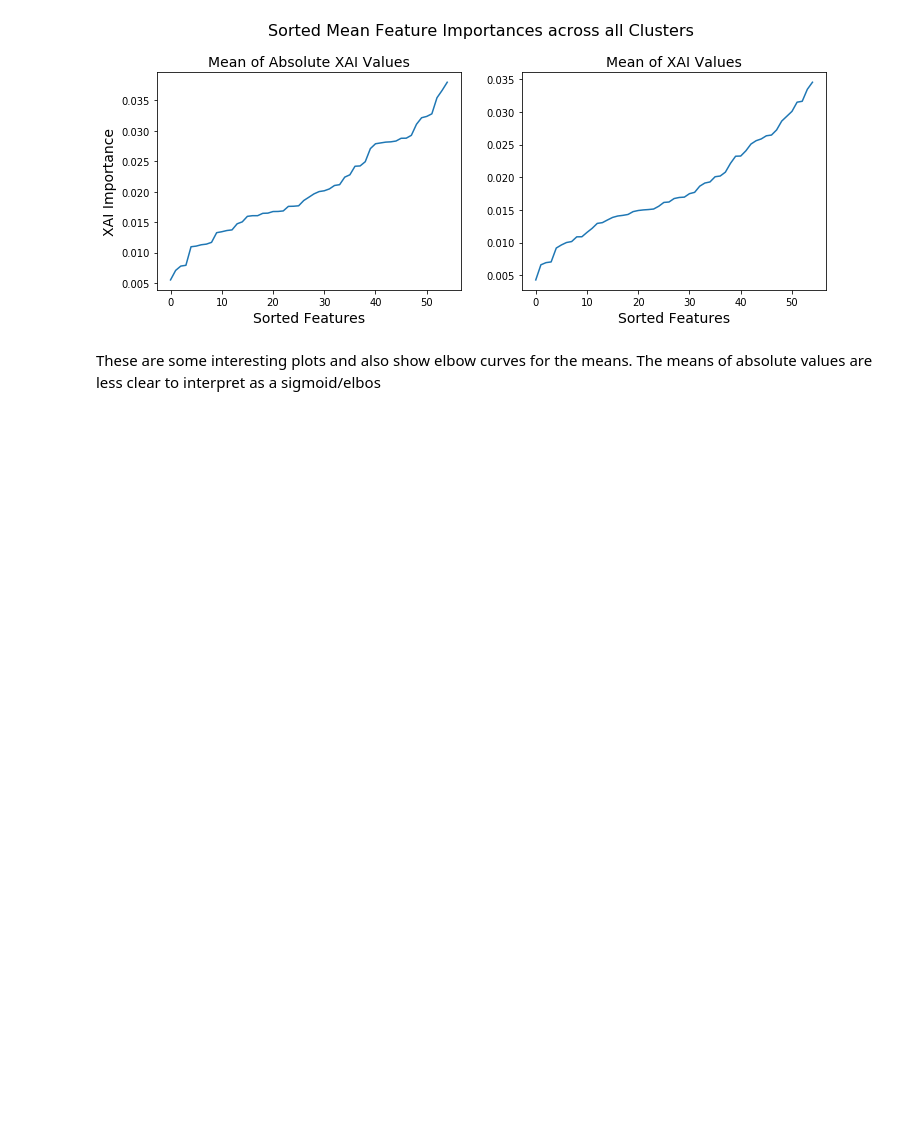
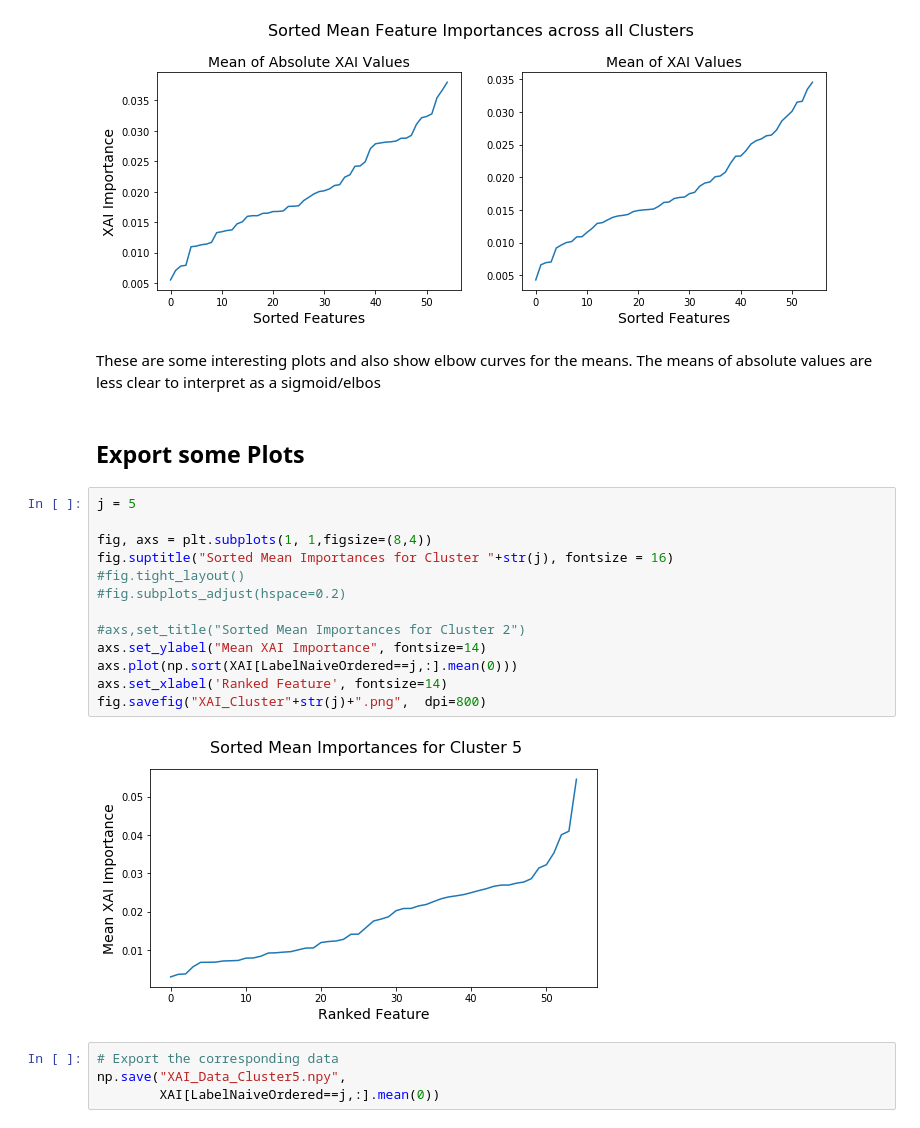
Before and after one commit to TobiasW1891/Finance, a Jupyter notebook: Hierarchichal Clustering Sector Data.ipynb, the cells around one changed output. Drawn from its saved outputs; the diff is of its cells as text; blank space fills up the shorter version.

```diff
--- a/Hierarchichal Clustering Sector Data.ipynb
+++ b/Hierarchichal Clustering Sector Data.ipynb
@@ -834,3 +835,24 @@ Text(0.5, 0, 'Sorted Features')
 [figure]
 # %% [markdown]
 These are some interesting plots and also show elbow curves for the means. The means of absolute values are less clear to interpret as a sigmoid/elbos
+# %% [markdown]
+## Export some Plots
+# %%
+j = 5
+
+fig, axs = plt.subplots(1, 1,figsize=(8,4))
+fig.suptitle("Sorted Mean Importances for Cluster "+str(j), fontsize = 16)
+#fig.tight_layout()
+#fig.subplots_adjust(hspace=0.2)
+
+#axs,set_title("Sorted Mean Importances for Cluster 2")
+axs.set_ylabel("Mean XAI Importance", fontsize=14)
+axs.plot(np.sort(XAI[LabelNaiveOrdered==j,:].mean(0)))
+axs.set_xlabel('Ranked Feature', fontsize=14)
+fig.savefig("XAI_Cluster"+str(j)+".png",  dpi=800)
+# %% [output]
+[figure, added]
+# %%
+# Export the corresponding data
+np.save("XAI_Data_Cluster5.npy",
+        XAI[LabelNaiveOrdered==j,:].mean(0))
```
Also changed, not shown: parts of 9 cells of this notebook.
